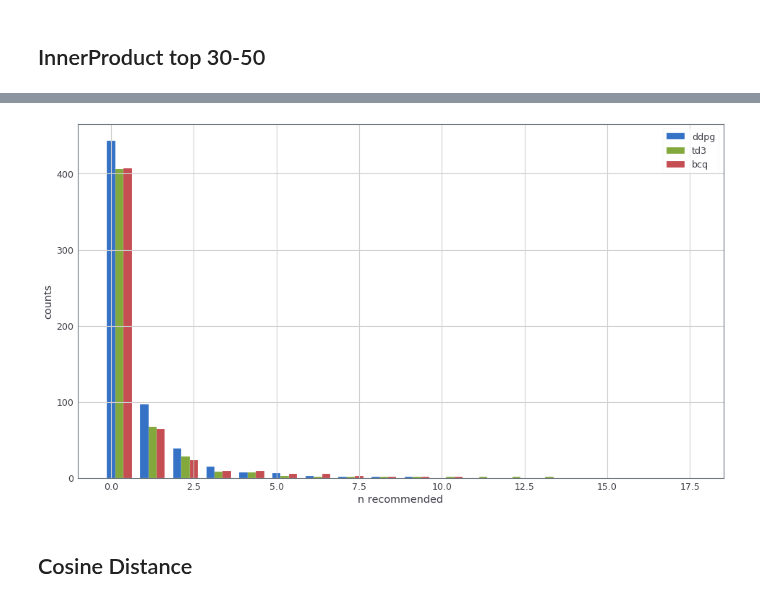
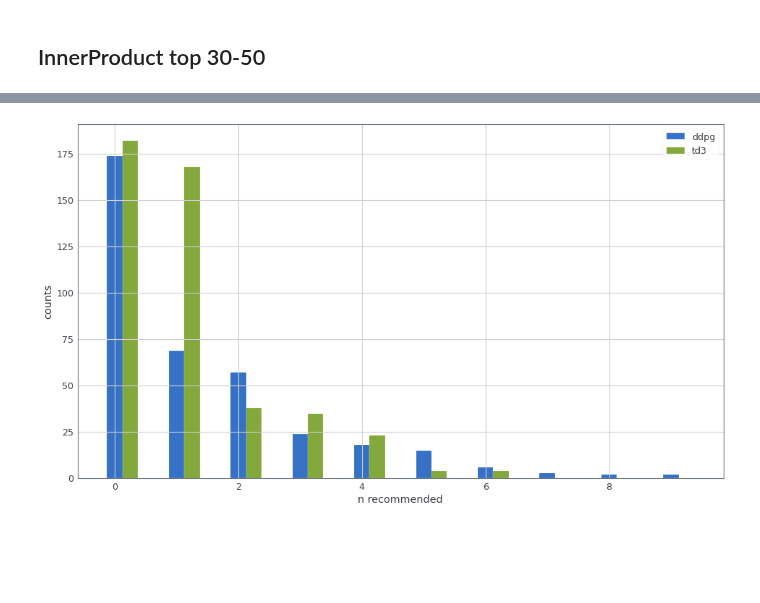
Before and after one commit to awarebayes/RecNN, a Jupyter notebook: examples/[Results]/2. Diversity Test (Indexes).ipynb, the cells around one changed output, grey strips where cells are left out. Cells and saved outputs as stored; diff of their text form; code cells hidden in the pictures; blank space fills up the shorter version.

```diff
--- a/examples/[Results]/2. Diversity Test (Indexes).ipynb
+++ b/examples/[Results]/2. Diversity Test (Indexes).ipynb
@@ -118,10 +93,11 @@ Text(0, 0.5, 'n counts')
 # %% [markdown]
 ## InnerProduct
 # %%
-D, I = query(indexIP, ddpg_action)
-uniques, counts = np.unique(I, return_counts=True)
+topK = milvus_ip.search(ddpg_action, topk=20)
+uniques, counts = np.unique(topK, return_counts=True)
 
-ax = plt.figure(figsize=(16,9))
+
+plt.figure(figsize=(16,9))
 # p.s. expluding one
 ax = plt.subplot()
 ax.bar(range(len(counts[counts>1])), sorted(counts[counts>1]))
@@ -171,10 +122,11 @@ td3_action = td3_action[np.random.randint(0, state.size(0), 50)].detach().cpu().
 # %% [markdown]
 ## L2
 # %%
-D, I = query(indexL2, td3_action)
-uniques, counts = np.unique(I, return_counts=True)
+topK = milvus_l2.search(td3_action, topk=20)
+uniques, counts = np.unique(topK, return_counts=True)
 
-ax = plt.figure(figsize=(16,9))
+
+plt.figure(figsize=(16,9))
 # p.s. expluding one
 ax = plt.subplot()
 ax.bar(range(len(counts[counts>1])), sorted(counts[counts>1]))
@@ -193,10 +145,10 @@ Text(0, 0.5, 'n counts')
 # %% [markdown]
 # InnerProduct
 # %%
-D, I = query(indexIP, td3_action)
-uniques, counts = np.unique(I, return_counts=True)
+topK = milvus_ip.search(td3_action, topk=20)
+uniques, counts = np.unique(topK, return_counts=True)
 
-ax = plt.figure(figsize=(16,9))
+plt.figure(figsize=(16,9))
 # p.s. expluding one
 ax = plt.subplot()
 ax.bar(range(len(counts)), sorted(counts))
@@ -335,13 +190,13 @@ def plot_comp(ddpg, td3, bcq):
     plt.legend()
     plt.show()
 # %%
-def plot_counts(l2_ddpg, l2_td3, l2_bcq):
-    l2_ddpg_counts, l2_td3_counts, l2_bcq_counts = [pd.Series(i).value_counts() for i in [l2_ddpg, l2_td3, l2_bcq]]
-    l2_ddpg_counts, l2_td3_counts, l2_bcq_counts = [i[i > 1] for i in [l2_ddpg_counts, l2_td3_counts, l2_bcq_counts]]
+def plot_counts(l2_ddpg, l2_td3):
+    l2_ddpg_counts, l2_td3_counts =  [pd.Series(i).value_counts() for i in [l2_ddpg, l2_td3]]
+    l2_ddpg_counts, l2_td3_counts = [i[i > 1] for i in [l2_ddpg_counts, l2_td3_counts]]
 
-    unique_idx = l2_ddpg_counts.index.unique()| l2_td3_counts.index.unique() | l2_bcq_counts.index.unique()
+    unique_idx = l2_ddpg_counts.index.unique()| l2_td3_counts.index.unique()
 
-    for arr in [l2_ddpg_counts, l2_td3_counts, l2_bcq_counts]:
+    for arr in [l2_ddpg_counts, l2_td3_counts]:
         for i in unique_idx:
             if i not in arr:
                 arr[i] = 0
@@ -355,7 +210,6 @@ def plot_counts(l2_ddpg, l2_td3, l2_bcq):
 
     plt.bar(r1, l2_ddpg_counts, width=barWidth, edgecolor='white', label='ddpg')
     plt.bar(r2, l2_td3_counts, width=barWidth, edgecolor='white', label='td3')
-    plt.bar(r3, l2_bcq_counts, width=barWidth, edgecolor='white', label='bcq')
 
     # Add xticks on the middle of the group bars
     plt.xlabel('n recommended')
@@ -399,6 +250,4 @@ plot_comp(ip_ddpg_, ip_td3_, ip_bcq_)
 # %%
-plot_counts(ip_ddpg, ip_td3, ip_bcq)
+plot_counts(ip_ddpg, ip_td3)
 # %% [output]
-[figure, old version]
+[figure, new version]
-# %% [markdown]
-## Cosine Distance
```
Also changed, not shown: parts of 38 cells of this notebook, 11 other files.
